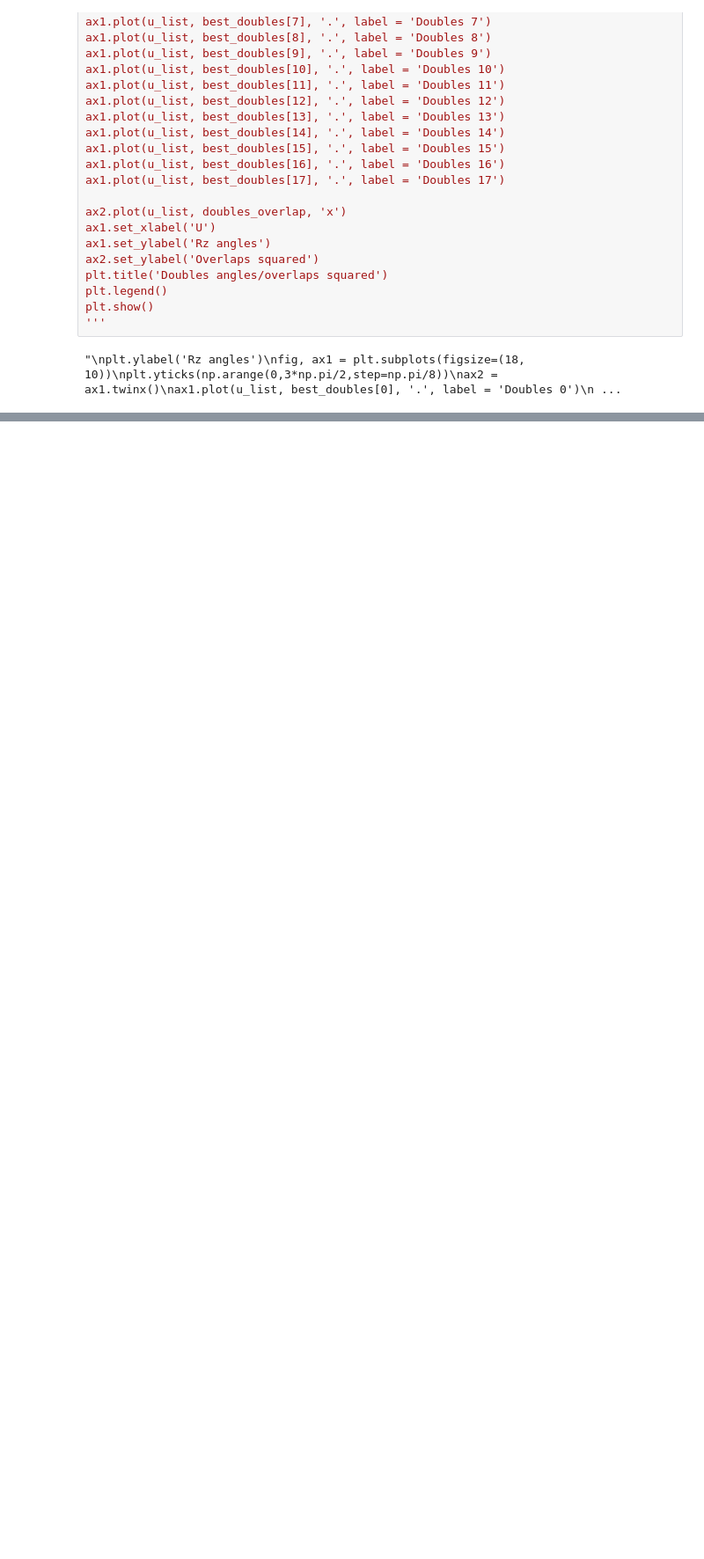
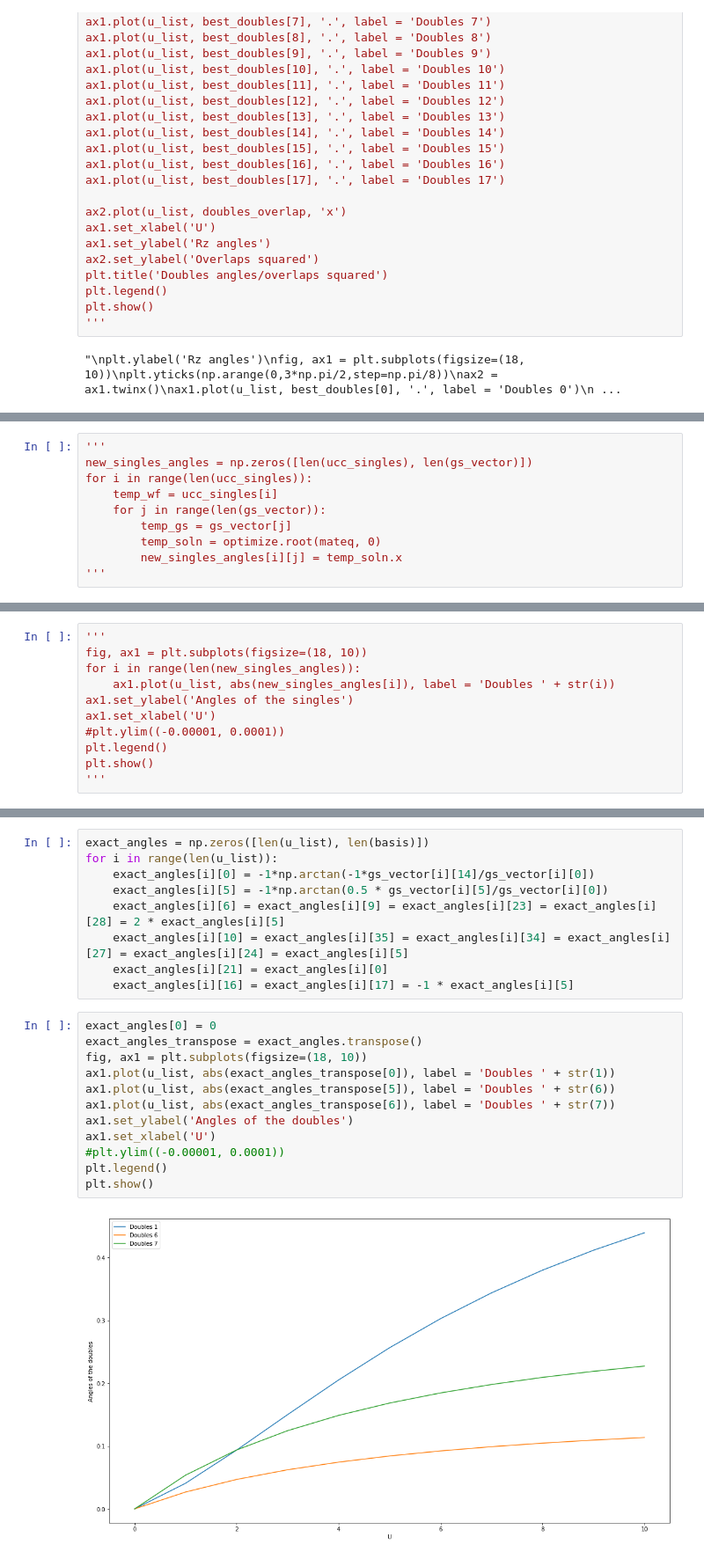
Before and after one commit to haclep/qcomputing, a Jupyter notebook: UCC/Optimizer.ipynb, the cells around one changed output, grey strips where cells are left out. Shown at 88% size. Cells and saved outputs as stored; diff of their text form; blank space fills up the shorter version.

```diff
--- a/UCC/Optimizer.ipynb
+++ b/UCC/Optimizer.ipynb
@@ -401,0 +673,10 @@ array([[ 0.00000000e+00, -3.53249156e-18, -8.08663465e-18,
+# %%
+'''
+new_singles_angles = np.zeros([len(ucc_singles), len(gs_vector)])
+for i in range(len(ucc_singles)):
+    temp_wf = ucc_singles[i]
+    for j in range(len(gs_vector)):
+        temp_gs = gs_vector[j]
+        temp_soln = optimize.root(mateq, 0)
+        new_singles_angles[i][j] = temp_soln.x
+'''
@@ -401,0 +685,11 @@ array([[ 0.00000000e+00, -3.53249156e-18, -8.08663465e-18,
+# %%
+'''
+fig, ax1 = plt.subplots(figsize=(18, 10))
+for i in range(len(new_singles_angles)):
+    ax1.plot(u_list, abs(new_singles_angles[i]), label = 'Doubles ' + str(i))
+ax1.set_ylabel('Angles of the singles')
+ax1.set_xlabel('U')
+#plt.ylim((-0.00001, 0.0001))
+plt.legend()
+plt.show()
+'''
@@ -401,0 +698,23 @@ array([[ 0.00000000e+00, -3.53249156e-18, -8.08663465e-18,
+# %%
+exact_angles = np.zeros([len(u_list), len(basis)])
+for i in range(len(u_list)):
+    exact_angles[i][0] = -1*np.arctan(-1*gs_vector[i][14]/gs_vector[i][0])
+    exact_angles[i][5] = -1*np.arctan(0.5 * gs_vector[i][5]/gs_vector[i][0])
+    exact_angles[i][6] = exact_angles[i][9] = exact_angles[i][23] = exact_angles[i][28] = 2 * exact_angles[i][5]
+    exact_angles[i][10] = exact_angles[i][35] = exact_angles[i][34] = exact_angles[i][27] = exact_angles[i][24] = exact_angles[i][5]
+    exact_angles[i][21] = exact_angles[i][0]
+    exact_angles[i][16] = exact_angles[i][17] = -1 * exact_angles[i][5]
+# %%
+exact_angles[0] = 0
+exact_angles_transpose = exact_angles.transpose()
+fig, ax1 = plt.subplots(figsize=(18, 10))
+ax1.plot(u_list, abs(exact_angles_transpose[0]), label = 'Doubles ' + str(1))
+ax1.plot(u_list, abs(exact_angles_transpose[5]), label = 'Doubles ' + str(6))
+ax1.plot(u_list, abs(exact_angles_transpose[6]), label = 'Doubles ' + str(7))
+ax1.set_ylabel('Angles of the doubles')
+ax1.set_xlabel('U')
+#plt.ylim((-0.00001, 0.0001))
+plt.legend()
+plt.show()
+# %% [output]
+[figure, added]
```
Also changed, not shown: parts of 51 cells of this notebook.
